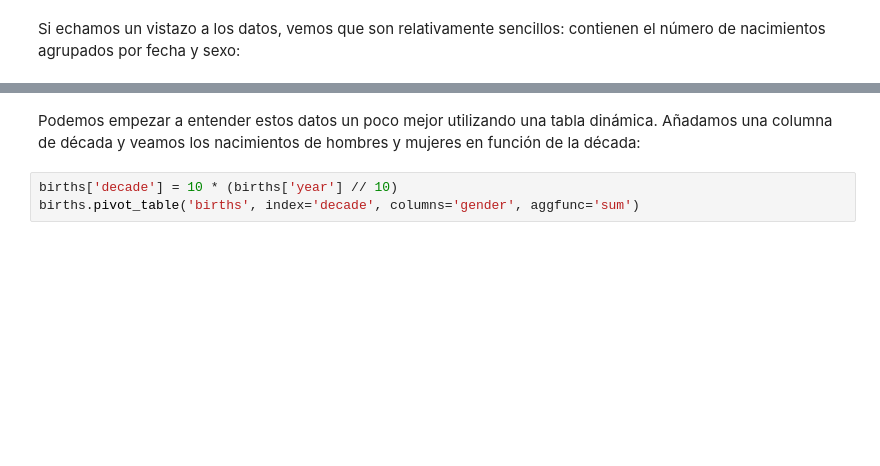
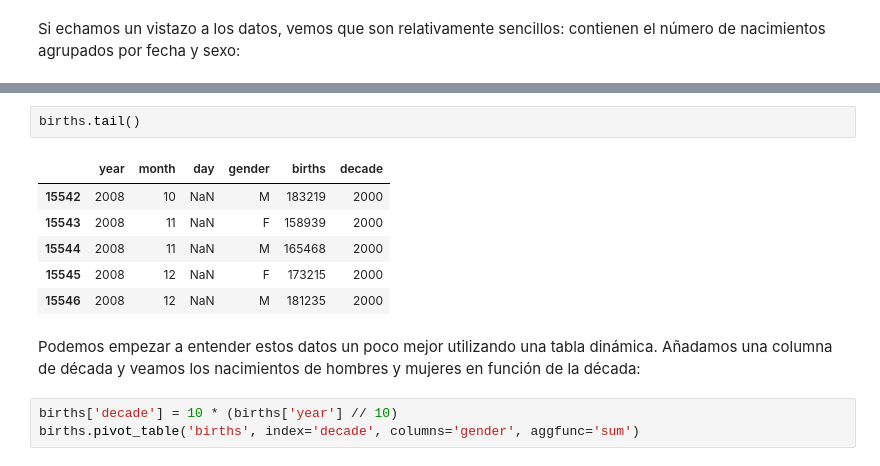
Before and after one commit to LauraGSanchz/DS_PT_09_2023, a Jupyter notebook: Data_Analysis/2-Pandas/Teoría/9_Pivot-Tables.ipynb, the cells around one changed output, grey strips where cells are left out. Cells and saved outputs as stored; diff of their text form; blank space fills up the shorter version.

```diff
--- a/Data_Analysis/2-Pandas/Teoría/9_Pivot-Tables.ipynb
+++ b/Data_Analysis/2-Pandas/Teoría/9_Pivot-Tables.ipynb
@@ -284,3 +321,12 @@ births.head()
+# %%
+births.tail()
+# %% [output]
+|  | year | month | day | gender | births | decade |
+| 15542 | 2008 | 10 | NaN | M | 183219 | 2000 |
+| 15543 | 2008 | 11 | NaN | F | 158939 | 2000 |
+| 15544 | 2008 | 11 | NaN | M | 165468 | 2000 |
+| 15545 | 2008 | 12 | NaN | F | 173215 | 2000 |
+| 15546 | 2008 | 12 | NaN | M | 181235 | 2000 |
 # %% [markdown]
 Podemos empezar a entender estos datos un poco mejor utilizando una tabla dinámica.
 Añadamos una columna de década y veamos los nacimientos de hombres y mujeres en función de la década:
```
Also changed, not shown: parts of 14 cells of this notebook.
